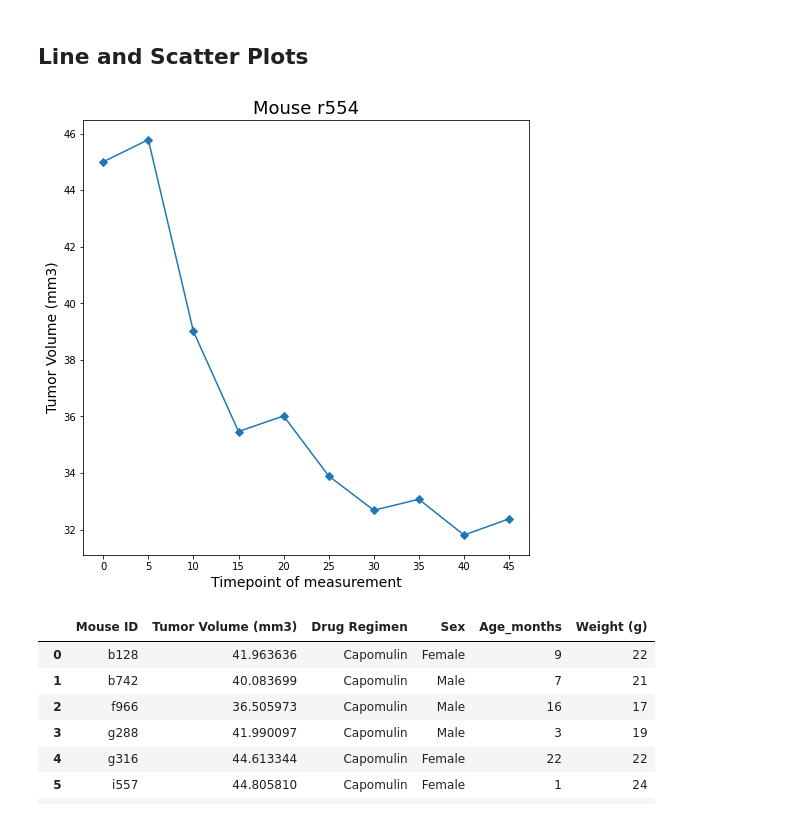
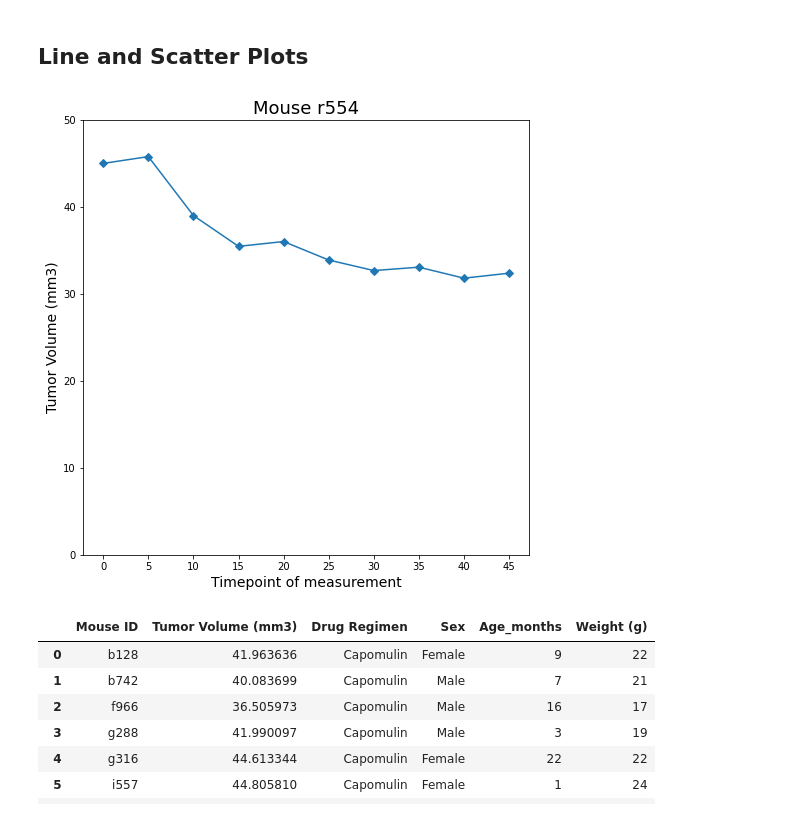
Before and after one commit to Corters22/Pymaceuticals_Review, a Jupyter notebook: pymaceuticals_starter.ipynb, the cells around one changed output. Cells and saved outputs as stored; diff of their text form; code cells hidden in the pictures.

```diff
--- a/pymaceuticals_starter.ipynb
+++ b/pymaceuticals_starter.ipynb
@@ -334,21 +314,23 @@ plt.show(bp)
 # %%
 # Generate a line plot of tumor volume vs. time point for a mouse treated with Capomulin
 
 #mouse r554
 mouse_df = cleaned_full_data_df.loc[cleaned_full_data_df['Mouse ID']== 'r554']
-mouse_df
+#mouse_df
+
 fig2 = plt.figure(figsize=(8, 8))
 x_axis = mouse_df['Timepoint']
 y_axis = mouse_df['Tumor Volume (mm3)']
 plt.plot(x_axis, y_axis, marker="D")
 tick_locations = [value for value in x_axis]
 plt.xticks(tick_locations, [0, 5, 10, 15, 20, 25, 30, 35, 40, 45])
+plt.ylim(0, 50)
 plt.title("Mouse r554", fontsize=18)
 plt.xlabel("Timepoint of measurement", fontsize=14)
 plt.ylabel("Tumor Volume (mm3)", fontsize=14)
 plt.show()
 # %% [output]
-[figure, old version]
+[figure, new version]
 # %%
 # Generate a scatter plot of average tumor volume vs. mouse weight for the Capomulin regimen
 mouse_cap_treatment =  mouse_metadata.loc[mouse_metadata['Drug Regimen']== 'Capomulin', :]
```
Also changed, not shown: parts of 4 cells of this notebook, 2 other files.
